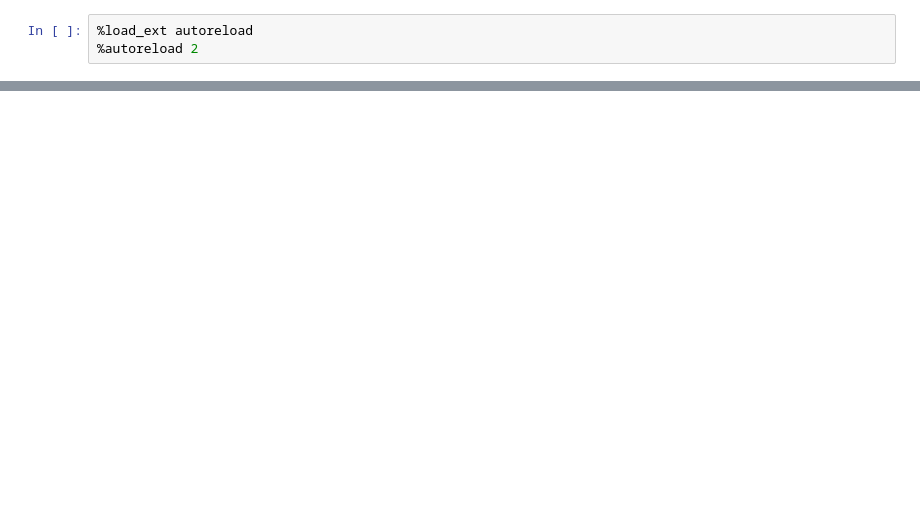
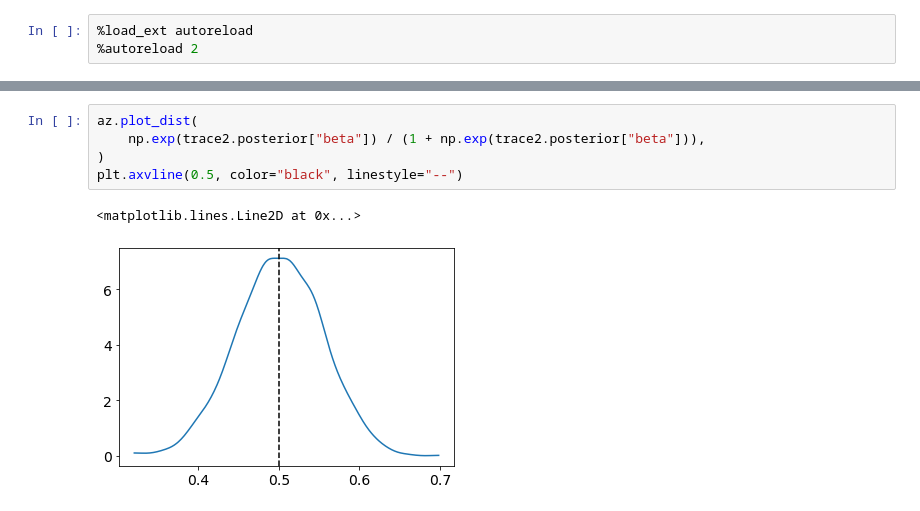
Before and after one commit to hermesdt/statistical_rethinking, a Jupyter notebook: week5_ufclefties.ipynb, the cells around one changed output, grey strips where cells are left out. Saved outputs shown, nothing was run; the diff lists cells and outputs as text; blank space fills up the shorter version.

```diff
--- a/week5_ufclefties.ipynb
+++ b/week5_ufclefties.ipynb
@@ -124,0 +88,8 @@ plt.axvline(0, c="grey", lw=2, ls="dashed")
+# %%
+az.plot_dist(
+    np.exp(trace2.posterior["beta"]) / (1 + np.exp(trace2.posterior["beta"])),
+)
+plt.axvline(0.5, color="black", linestyle="--")
+# %% [output]
+<matplotlib.lines.Line2D at 0x...>
+[figure, added]
```
Also changed, not shown: parts of 17 cells of this notebook, 5 other files.
